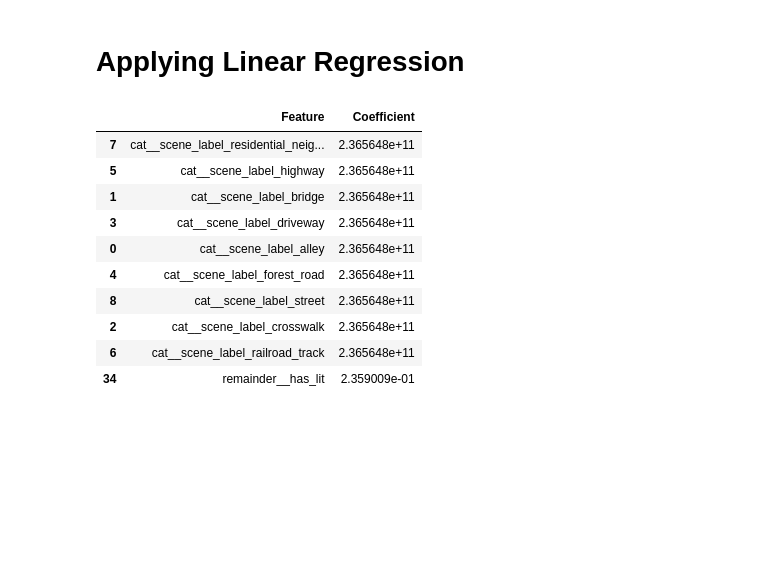
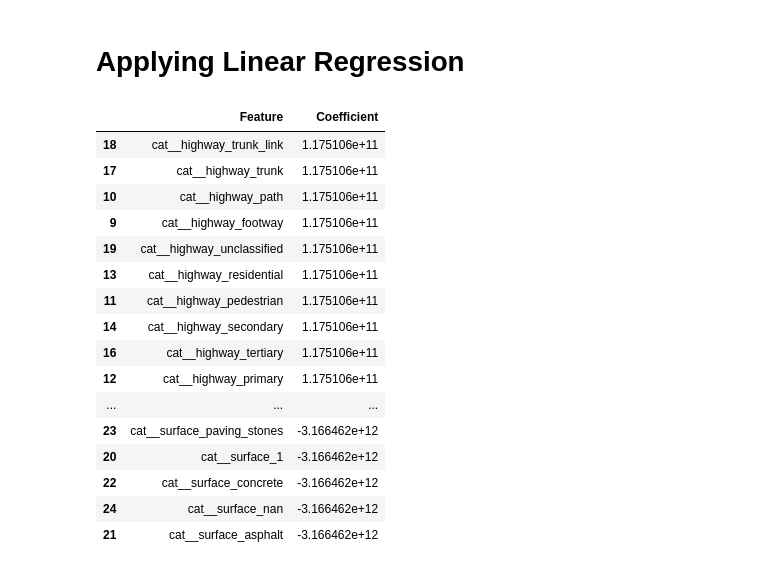
Before and after one commit to eltgnd/pjdsc-padyak, a Jupyter notebook: clustering/analysis.ipynb, the cells around one changed output. Cells and saved outputs as stored; diff of their text form; code cells hidden in the pictures; blank space fills up the shorter version.

```diff
--- a/clustering/analysis.ipynb
+++ b/clustering/analysis.ipynb
@@ -21,3 +36,30 @@ df_walk = pd.read_csv('features/walk_cluster_full.csv')
+# %%
+bikeability_ranking = {
+    4:1,
+    1:2,
+    8:3,
+    2:4,
+    0:5,
+    5:6,
+    7:7,
+    3:8,
+    6:9
+}
+
+walkability_ranking = {
+    6:1,
+    3:2,
+    2:3,
+    5:4,
+    7:5,
+    0:6,
+    8:7,
+    1:8,
+    4:9
+}
+# %%
+df_bike['rank'] = df_bike['Cluster'].replace(bikeability_ranking)
+df_walk['rank'] = df_walk['Cluster'].replace(walkability_ranking)
 # %%
 df_bike_geo = df_bike.merge(gdf_edge_bike, how='inner', on=['u','v','key']).reset_index()
 df_walk_geo = df_walk.merge(gdf_edge_walk, how='inner', on=['u','v','key']).reset_index()
@@ -84,20 +139,26 @@ def perform_linear_regression(df, target_col):
 X_bike = df_bike.drop(columns=['u','v','key'])
 X_walk = df_walk.drop(columns=['u','v','key'])
 # %%
-coef_bike, intercept_bike, pipeline_bike = perform_linear_regression(X_bike, 'Cluster')
-coef_walk, intercept_walk, pipeline_walk = perform_linear_regression(X_walk, 'Cluster')
+coef_bike, intercept_bike, pipeline_bike = perform_linear_regression(X_bike, 'rank')
+coef_walk, intercept_walk, pipeline_walk = perform_linear_regression(X_walk, 'rank')
 # %%
-coef_bike.head(10)
+coef_bike
 # %% [output]
 |  | Feature | Coefficient |
-| 7 | cat__scene_label_residential_neig... | 2.365648e+11 |
-| 5 | cat__scene_label_highway | 2.365648e+11 |
-| 1 | cat__scene_label_bridge | 2.365648e+11 |
-| 3 | cat__scene_label_driveway | 2.365648e+11 |
-| 0 | cat__scene_label_alley | 2.365648e+11 |
-| 4 | cat__scene_label_forest_road | 2.365648e+11 |
-| 8 | cat__scene_label_street | 2.365648e+11 |
-| 2 | cat__scene_label_crosswalk | 2.365648e+11 |
-| 6 | cat__scene_label_railroad_track | 2.365648e+11 |
-| 34 | remainder__has_lit | 2.359009e-01 |
+| 18 | cat__highway_trunk_link | 1.175106e+11 |
+| 17 | cat__highway_trunk | 1.175106e+11 |
+| 10 | cat__highway_path | 1.175106e+11 |
+| 9 | cat__highway_footway | 1.175106e+11 |
+| 19 | cat__highway_unclassified | 1.175106e+11 |
+| 13 | cat__highway_residential | 1.175106e+11 |
+| 11 | cat__highway_pedestrian | 1.175106e+11 |
+| 14 | cat__highway_secondary | 1.175106e+11 |
+| 16 | cat__highway_tertiary | 1.175106e+11 |
+| 12 | cat__highway_primary | 1.175106e+11 |
+| ... | ... | ... |
+| 23 | cat__surface_paving_stones | -3.166462e+12 |
+| 20 | cat__surface_1 | -3.166462e+12 |
+| 22 | cat__surface_concrete | -3.166462e+12 |
+| 24 | cat__surface_nan | -3.166462e+12 |
+| 21 | cat__surface_asphalt | -3.166462e+12 |
 # %%
```
Also changed, not shown: parts of 5 cells of this notebook, 2 other files.
